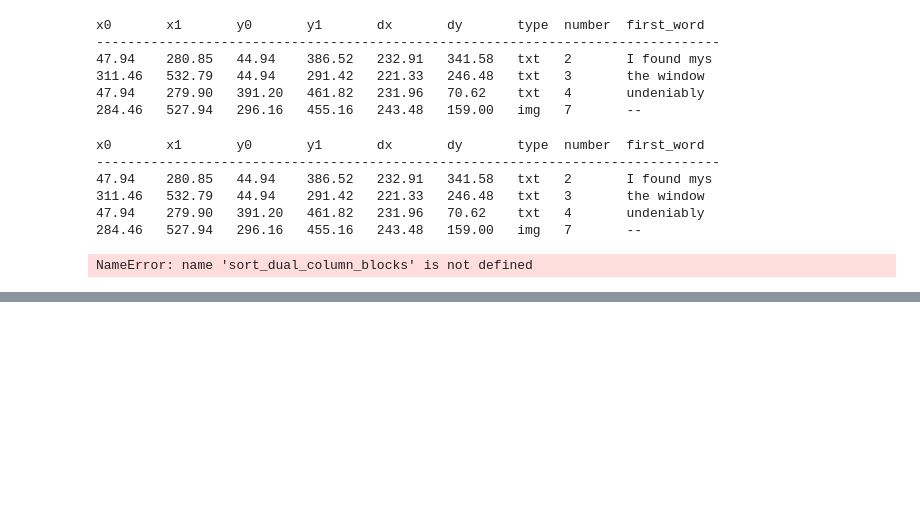
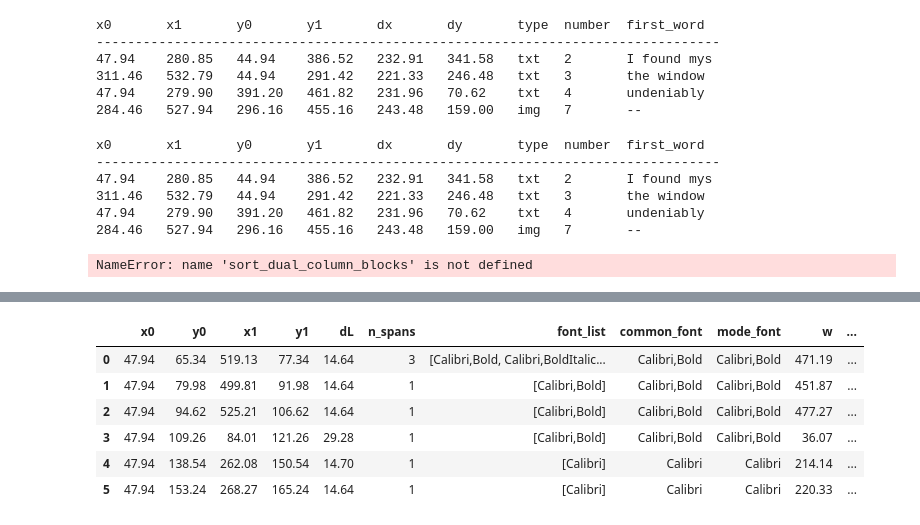
Before and after one commit to DSP-Tan/ogham-cloud, a Jupyter notebook: pdf_scraper/muPdfScrape.ipynb, the cells around one changed output, grey strips where cells are left out. Cells and saved outputs as stored; diff of their text form; code cells hidden in the pictures; blank space fills up the shorter version.

```diff
--- a/pdf_scraper/muPdfScrape.ipynb
+++ b/pdf_scraper/muPdfScrape.ipynb
@@ -455,0 +831,10 @@ print(get_block_table(sort1))
+# %%
+df.head(6)
+# %% [output]
+|  | x0 | y0 | x1 | y1 | dL | n_spans | font_list | common_font | mode_font | w | ... |
+| 0 | 47.94 | 65.34 | 519.13 | 77.34 | 14.64 | 3 | [Calibri,Bold, Calibri,BoldItalic... | Calibri,Bold | Calibri,Bold | 471.19 | ... |
+| 1 | 47.94 | 79.98 | 499.81 | 91.98 | 14.64 | 1 | [Calibri,Bold] | Calibri,Bold | Calibri,Bold | 451.87 | ... |
+| 2 | 47.94 | 94.62 | 525.21 | 106.62 | 14.64 | 1 | [Calibri,Bold] | Calibri,Bold | Calibri,Bold | 477.27 | ... |
+| 3 | 47.94 | 109.26 | 84.01 | 121.26 | 29.28 | 1 | [Calibri,Bold] | Calibri,Bold | Calibri,Bold | 36.07 | ... |
+| 4 | 47.94 | 138.54 | 262.08 | 150.54 | 14.70 | 1 | [Calibri] | Calibri | Calibri | 214.14 | ... |
+| 5 | 47.94 | 153.24 | 268.27 | 165.24 | 14.64 | 1 | [Calibri] | Calibri | Calibri | 220.33 | ... |
```
Also changed, not shown: parts of 39 cells of this notebook.
